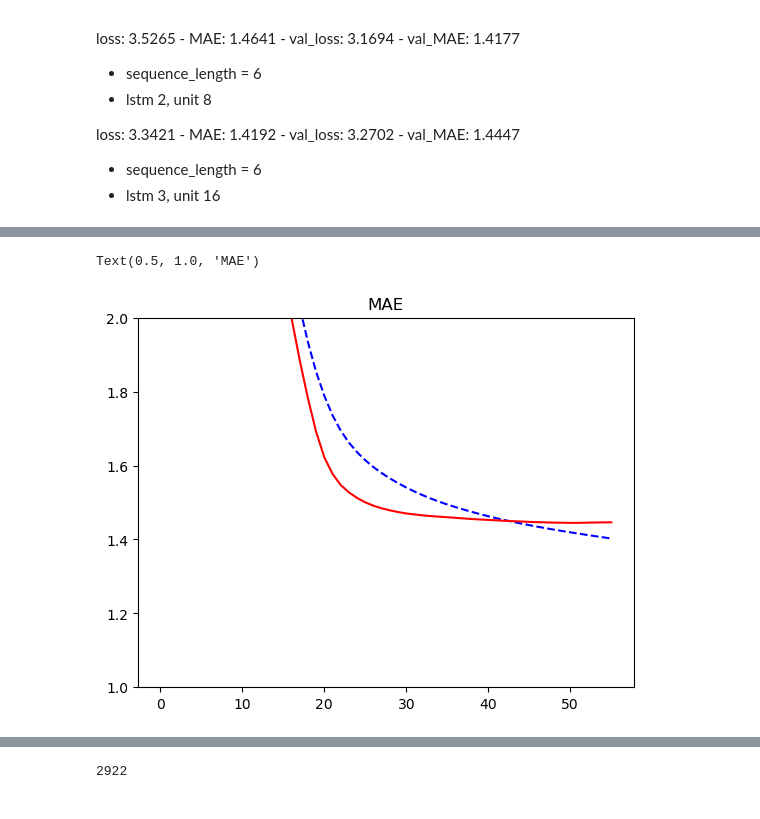
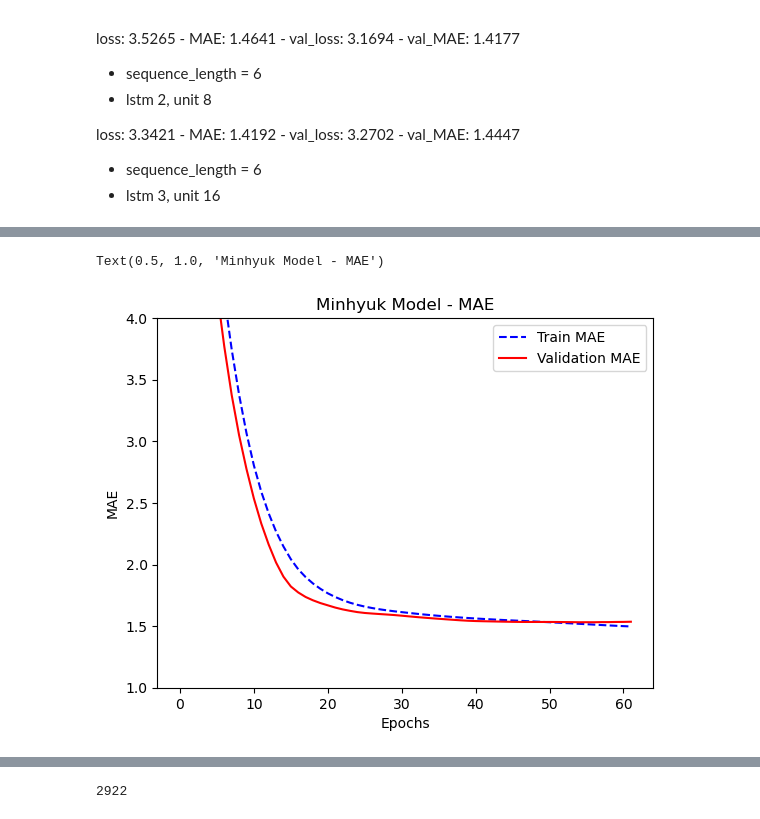
Before and after one commit to MinhyukWoo/keras_lecture, a Jupyter notebook: deep_learning_with_python/kaggle_climate/simple_lstm.ipynb, the cells around one changed output, grey strips where cells are left out. Saved outputs shown, nothing was run; the diff lists cells and outputs as text; code cells hidden in the pictures.

```diff
--- a/deep_learning_with_python/kaggle_climate/simple_lstm.ipynb
+++ b/deep_learning_with_python/kaggle_climate/simple_lstm.ipynb
@@ -47,8 +47,8 @@ def get_dataset(
             data = data.drop(columns=["DATE"])
             break
     train_dataset = tf.keras.utils.timeseries_dataset_from_array(
-        data[:-1],
-        targets=target[1:],
+        data[:-sequence_length],
+        targets=target[sequence_length:],
         sequence_length=sequence_length,
         batch_size=batch_size,
         start_index=0,
@@ -187,12 +207,15 @@ Text(0.5, 1.0, 'Loss')
 # %%
 epochs = len(history.history["MAE"])
-plt.plot(range(epochs), history.history["MAE"], "b--")
-plt.plot(range(epochs), history.history["val_MAE"], "r")
-plt.ylim(1, 2)
-plt.title("MAE")
+plt.plot(range(epochs), history.history["MAE"], "b--", label="Train MAE")
+plt.plot(range(epochs), history.history["val_MAE"], "r", label="Validation MAE")
+plt.ylim(1, 4)
+plt.legend()
+plt.xlabel("Epochs")
+plt.ylabel("MAE")
+plt.title("Minhyuk Model - MAE")
 # %% [output]
-Text(0.5, 1.0, 'MAE')
+Text(0.5, 1.0, 'Minhyuk Model - MAE')
-[figure, old version]
+[figure, new version]
 # %%
 val_predictions = model.predict(validation_dataset)
 import numpy as np
```
Also changed, not shown: parts of 10 cells of this notebook, 4 other files.
